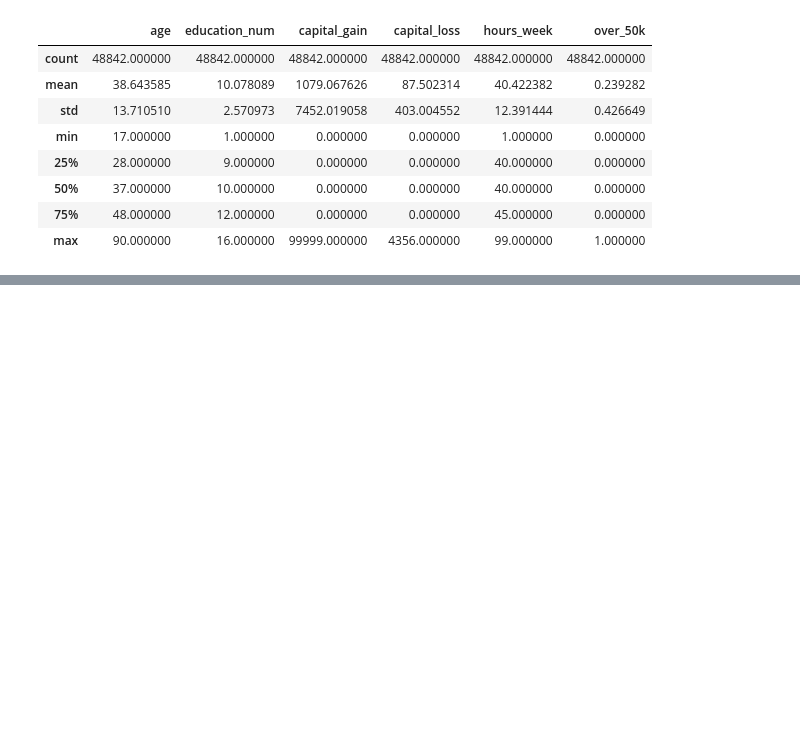
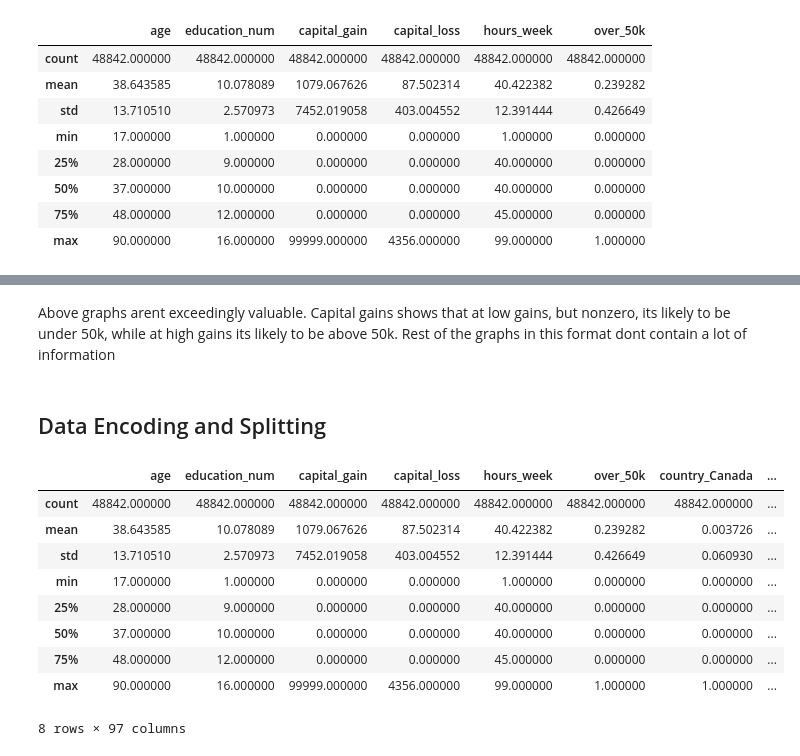
Before and after one commit to courthaworth/data-scientist-exercise01, a Jupyter notebook: RTI_DataScientist_Exercise.ipynb, the cells around one changed output, grey strips where cells are left out. Cells and saved outputs as stored; diff of their text form; code cells hidden in the pictures; blank space fills up the shorter version.

```diff
--- a/RTI_DataScientist_Exercise.ipynb
+++ b/RTI_DataScientist_Exercise.ipynb
@@ -70,0 +180,20 @@ flat_df.describe()
+# %% [markdown]
+Above graphs arent exceedingly valuable. Capital gains shows that at low gains, but nonzero, its likely to be under 50k, while at high gains its likely to be above 50k. Rest of the graphs in this format dont contain a lot of information
+# %% [markdown]
+## Data Encoding and Splitting
+# %%
+from sklearn.preprocessing import OneHotEncoder
+from sklearn.preprocessing import LabelEncoder
+flat_enc_df = pd.get_dummies(flat_df_clean, drop_first = True)
+flat_enc_df.describe()
+# %% [output]
+|  | age | education_num | capital_gain | capital_loss | hours_week | over_50k | country_Canada | ... |
+| count | 48842.000000 | 48842.000000 | 48842.000000 | 48842.000000 | 48842.000000 | 48842.000000 | 48842.000000 | ... |
+| mean | 38.643585 | 10.078089 | 1079.067626 | 87.502314 | 40.422382 | 0.239282 | 0.003726 | ... |
+| std | 13.710510 | 2.570973 | 7452.019058 | 403.004552 | 12.391444 | 0.426649 | 0.060930 | ... |
+| min | 17.000000 | 1.000000 | 0.000000 | 0.000000 | 1.000000 | 0.000000 | 0.000000 | ... |
+| 25% | 28.000000 | 9.000000 | 0.000000 | 0.000000 | 40.000000 | 0.000000 | 0.000000 | ... |
+| 50% | 37.000000 | 10.000000 | 0.000000 | 0.000000 | 40.000000 | 0.000000 | 0.000000 | ... |
+| 75% | 48.000000 | 12.000000 | 0.000000 | 0.000000 | 45.000000 | 0.000000 | 0.000000 | ... |
+| max | 90.000000 | 16.000000 | 99999.000000 | 4356.000000 | 99.000000 | 1.000000 | 1.000000 | ... |
+8 rows × 97 columns
```
Also changed, not shown: parts of 20 cells of this notebook, 16 other files.
